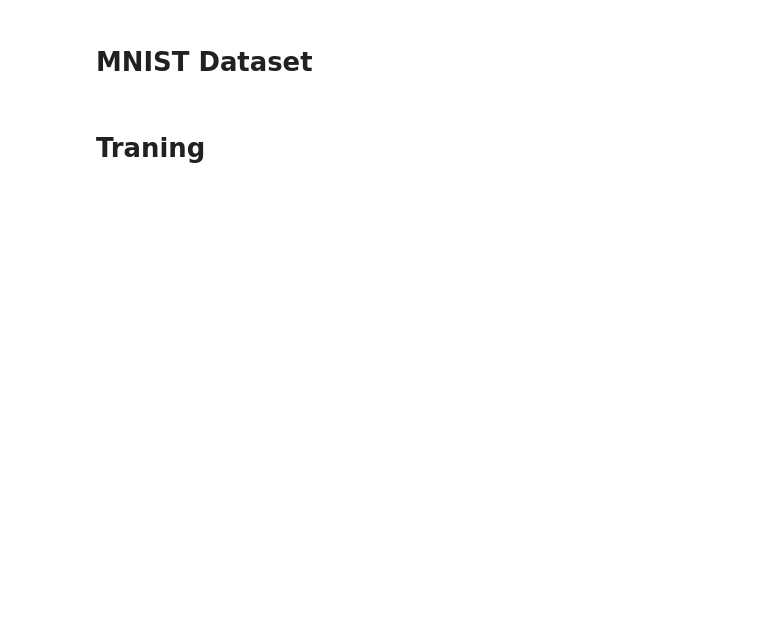
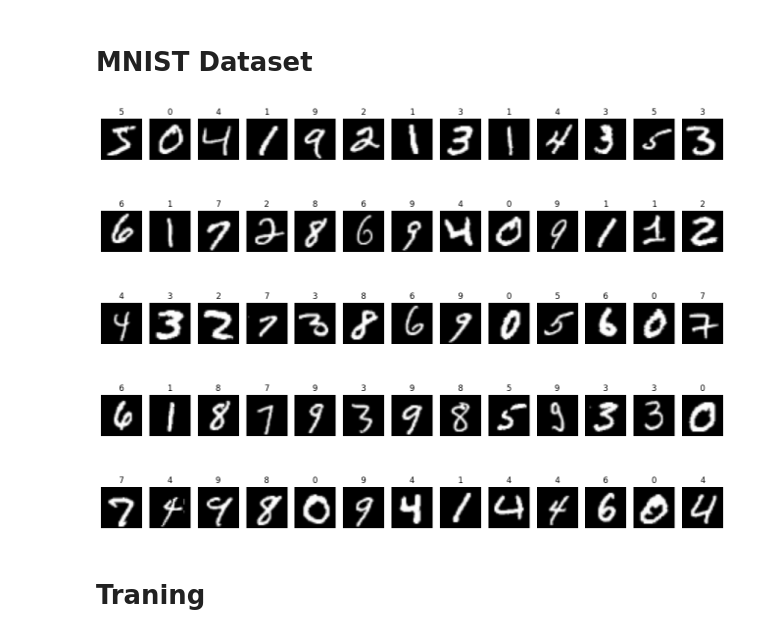
Before and after one commit to danilosiervi/neural_network, a Jupyter notebook: numbers_prediction.ipynb, the cells around one changed output. Drawn from its saved outputs; the diff is of its cells as text; code cells hidden in the pictures; blank space fills up the shorter version.

```diff
--- a/numbers_prediction.ipynb
+++ b/numbers_prediction.ipynb
@@ -15,14 +15,23 @@ from model.optimizers.adam import Adam
 # MNIST Dataset
 # %%
 (x_train, y_train), (x_test, y_test) = mnist.load_data()
-
-plt.figure(figsize=(10, 2))
-for i in range(10):
-    plt.subplot(1, 10, i + 1)
-    plt.imshow(x_train[i], cmap="gray")
-    plt.title(str(y_train[i]))
-    plt.axis("off")
-plt.show()
+# %%
+num_rows = 5
+images_per_row = 13
+
+plt.figure(figsize=(13, 2 * num_rows))
+for row in range(num_rows):
+    for i in range(images_per_row):
+        index = row * images_per_row + i
+        plt.subplot(num_rows, images_per_row, row * images_per_row + i + 1)
+        plt.imshow(x_train[index], cmap="gray")
+        plt.title(str(y_train[index]))
+        plt.axis("off")
+
+plt.tight_layout()
+plt.show()
+# %% [output]
+[figure, added]
 # %% [markdown]
 # Traning
 # %%
```
Also changed, not shown: parts of 5 cells of this notebook, 2 other files.
